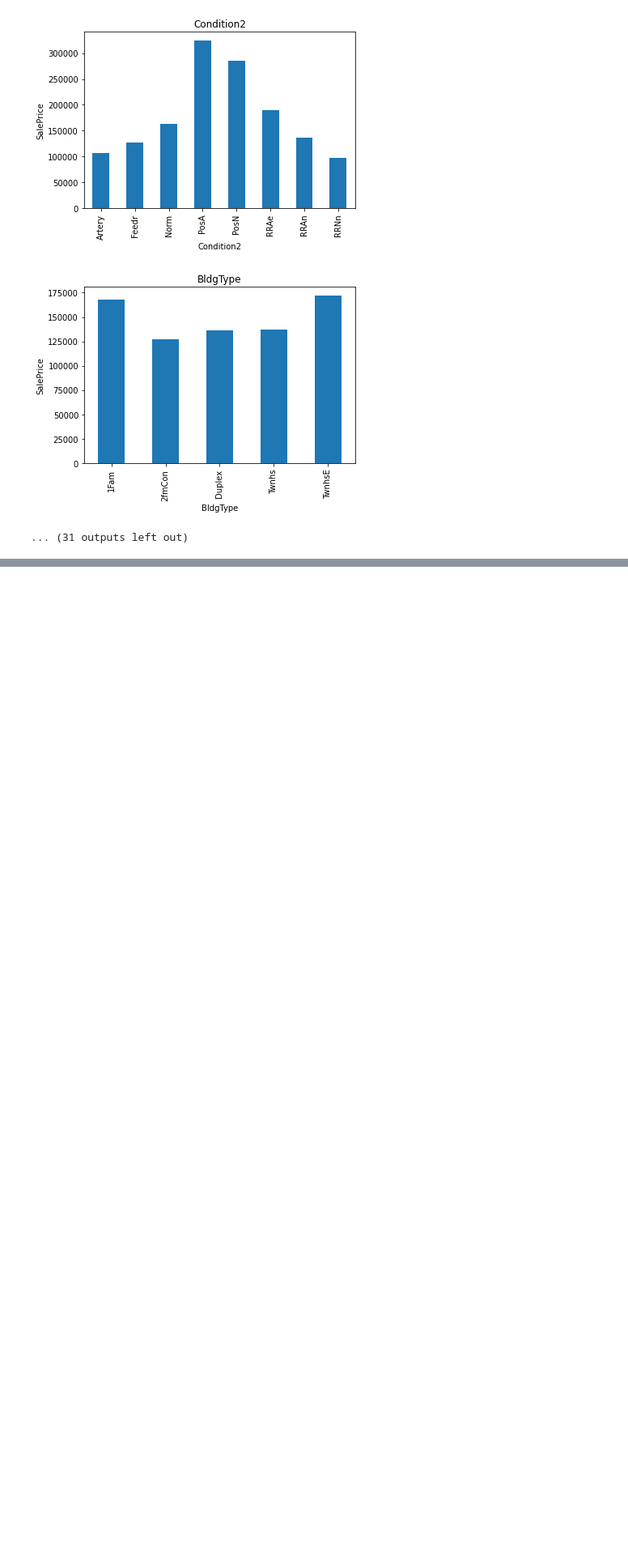
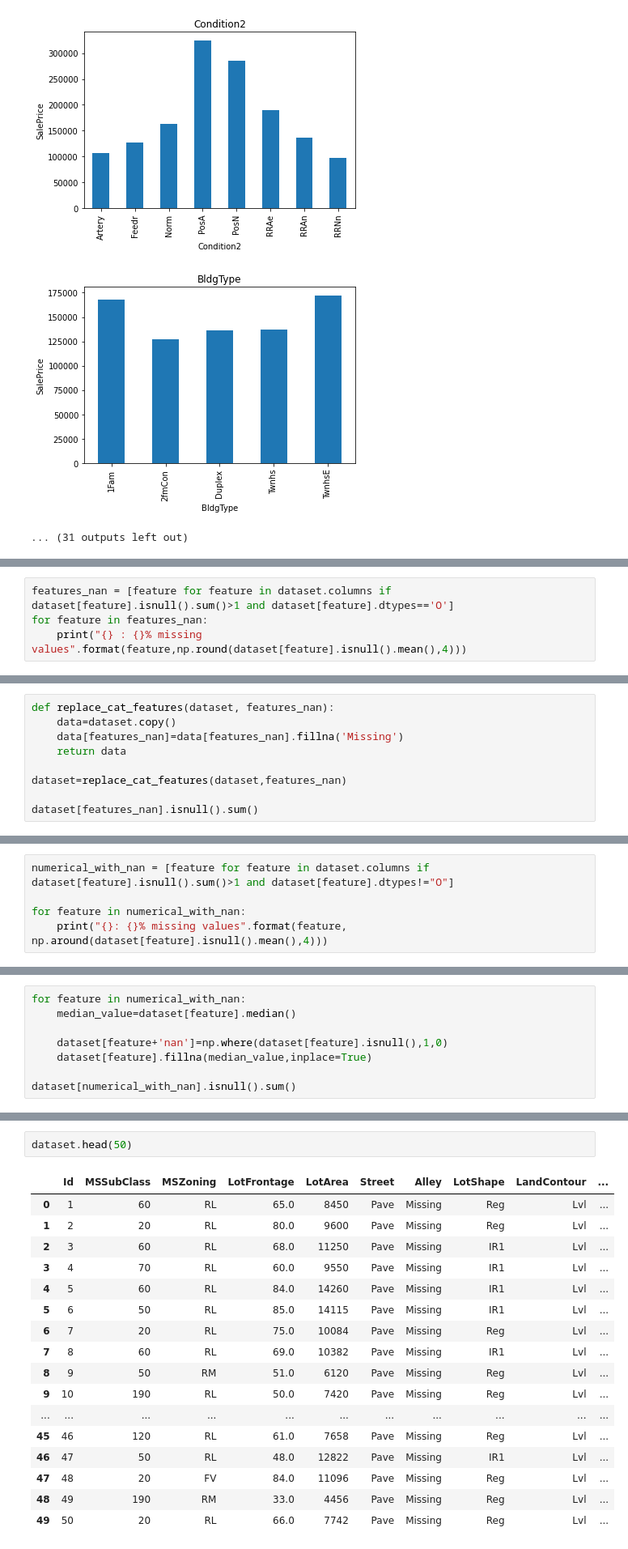
Before and after one commit to ManoranjanThakur/ML_Models-Feature_Engineering-EDA, a Jupyter notebook: advanced-regression-techniques.ipynb, the cells around one changed output, grey strips where cells are left out. Shown: that part at 81% size. Cells and saved outputs as stored; diff of their text form; blank space fills up the shorter version.

```diff
--- a/advanced-regression-techniques.ipynb
+++ b/advanced-regression-techniques.ipynb
@@ -287,0 +297,4 @@ for feature in categorical_features:
+# %%
+features_nan = [feature for feature in dataset.columns if dataset[feature].isnull().sum()>1 and dataset[feature].dtypes=='O']
+for feature in features_nan:
+    print("{} : {}% missing values".format(feature,np.round(dataset[feature].isnull().mean(),4)))
@@ -287,0 +317,9 @@ for feature in categorical_features:
+# %%
+def replace_cat_features(dataset, features_nan):
+    data=dataset.copy()
+    data[features_nan]=data[features_nan].fillna('Missing')
+    return data
+
+dataset=replace_cat_features(dataset,features_nan)
+
+dataset[features_nan].isnull().sum()
@@ -287,0 +352,5 @@ for feature in categorical_features:
+# %%
+numerical_with_nan = [feature for feature in dataset.columns if dataset[feature].isnull().sum()>1 and dataset[feature].dtypes!="O"]
+
+for feature in numerical_with_nan:
+    print("{}: {}% missing values".format(feature, np.around(dataset[feature].isnull().mean(),4)))
@@ -287,0 +361,8 @@ for feature in categorical_features:
+# %%
+for feature in numerical_with_nan:
+    median_value=dataset[feature].median()
+
+    dataset[feature+'nan']=np.where(dataset[feature].isnull(),1,0)
+    dataset[feature].fillna(median_value,inplace=True)
+
+dataset[numerical_with_nan].isnull().sum()
@@ -287,0 +374,20 @@ for feature in categorical_features:
+# %%
+dataset.head(50)
+# %% [output]
+|  | Id | MSSubClass | MSZoning | LotFrontage | LotArea | Street | Alley | LotShape | LandContour | ... |
+| 0 | 1 | 60 | RL | 65.0 | 8450 | Pave | Missing | Reg | Lvl | ... |
+| 1 | 2 | 20 | RL | 80.0 | 9600 | Pave | Missing | Reg | Lvl | ... |
+| 2 | 3 | 60 | RL | 68.0 | 11250 | Pave | Missing | IR1 | Lvl | ... |
+| 3 | 4 | 70 | RL | 60.0 | 9550 | Pave | Missing | IR1 | Lvl | ... |
+| 4 | 5 | 60 | RL | 84.0 | 14260 | Pave | Missing | IR1 | Lvl | ... |
+| 5 | 6 | 50 | RL | 85.0 | 14115 | Pave | Missing | IR1 | Lvl | ... |
+| 6 | 7 | 20 | RL | 75.0 | 10084 | Pave | Missing | Reg | Lvl | ... |
+| 7 | 8 | 60 | RL | 69.0 | 10382 | Pave | Missing | IR1 | Lvl | ... |
+| 8 | 9 | 50 | RM | 51.0 | 6120 | Pave | Missing | Reg | Lvl | ... |
+| 9 | 10 | 190 | RL | 50.0 | 7420 | Pave | Missing | Reg | Lvl | ... |
+| ... | ... | ... | ... | ... | ... | ... | ... | ... | ... | ... |
+| 45 | 46 | 120 | RL | 61.0 | 7658 | Pave | Missing | Reg | Lvl | ... |
+| 46 | 47 | 50 | RL | 48.0 | 12822 | Pave | Missing | IR1 | Lvl | ... |
+| 47 | 48 | 20 | FV | 84.0 | 11096 | Pave | Missing | Reg | Lvl | ... |
+| 48 | 49 | 190 | RM | 33.0 | 4456 | Pave | Missing | Reg | Lvl | ... |
+| 49 | 50 | 20 | RL | 66.0 | 7742 | Pave | Missing | Reg | Lvl | ... |
```
Also changed, not shown: parts of 10 cells of this notebook.
